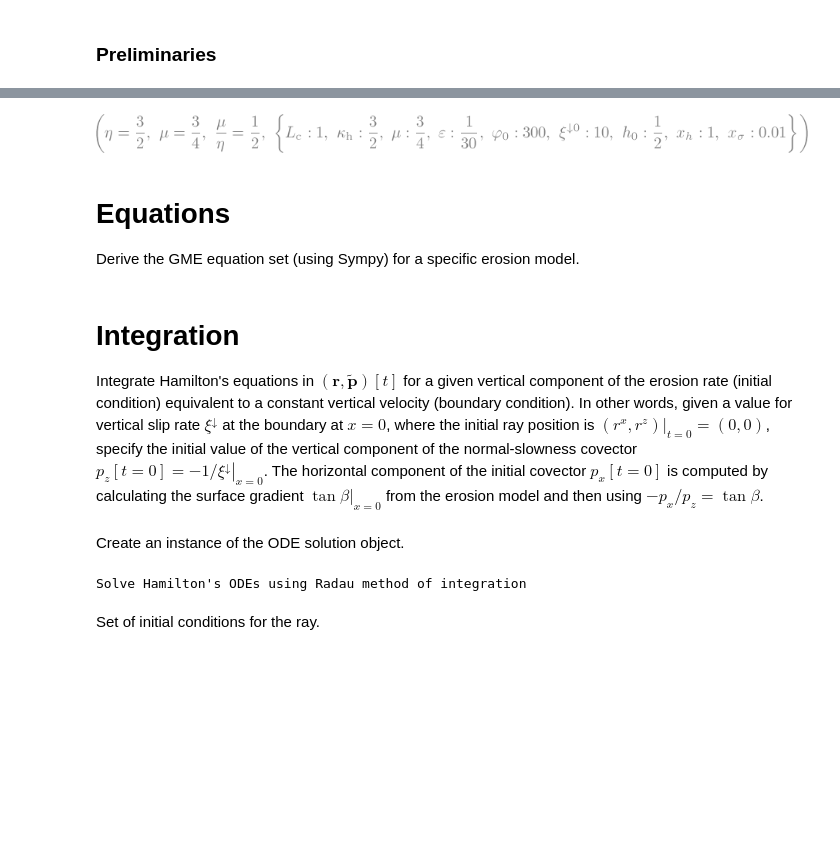
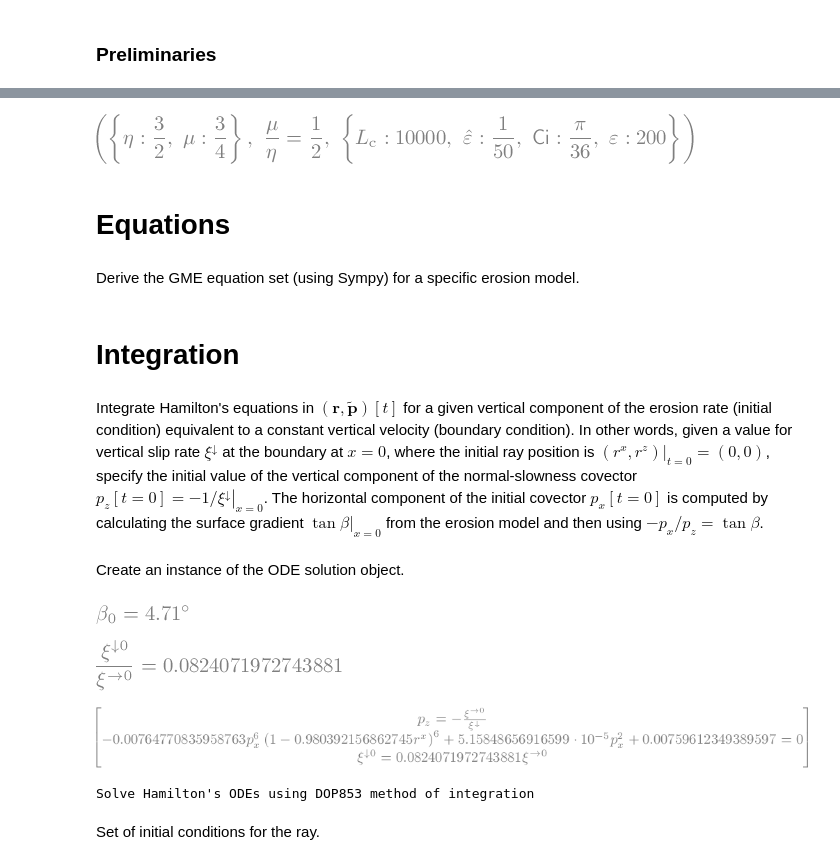
Before and after one commit to geomorphysics/GME, a Jupyter notebook: Notebooks/Doc/SchematicFigs.ipynb, the cells around one changed output, grey strips where cells are left out. Cells and saved outputs as stored; diff of their text form; code cells hidden in the pictures; blank space fills up the shorter version.

```diff
--- a/Notebooks/Doc/SchematicFigs.ipynb
+++ b/Notebooks/Doc/SchematicFigs.ipynb
@@ -9,30 +19,26 @@ Visualization of the ray ensemble is carried out, along with graphing of propert
 # %% [markdown]
 ### Preliminaries
 # %%
-# Specify the parameter files for the job
-import os
-if 'GME_NB_PR' not in os.environ.keys():
-    pr_filenames = ['TimeInvariant_sinbeta_ramp_eta1p5_ratio0p5_xiv10']
-else:
-    pr_filenames = eval(os.environ['GME_NB_PR'])
-
 # Import Sympy and Numpy and set up latex inline & pretty dict printing
 import sympy as sy, numpy as np
 sy.init_printing(pretty_print=True,wrap_line=True)
-from sympy import simplify, Matrix, Eq, Rational
+from sympy import simplify, Matrix, Eq, Rational, rad, deg
 from pprint import PrettyPrinter
 pp = PrettyPrinter(indent=4).pprint
 
 # Import Geomorphysics library functions, classes
-from gmplib.utils import numify, export_results, e2d
+from gmplib.utils import numify, export_results, e2d, omitdict, convert
 from gmplib.save import create_directories, export_plots
 from gmplib.parameters import import_parameters, Parameters
 
 # Import GME classes and do a wildcard (!) import of all GME symbol definitions
 from gme.symbols import *
-from gme.equations import Equations
+from gme.equations import Equations, EquationSubset
 from gme.ode_raytracing import TimeInvariantSolution
 from gme.plot import TimeInvariantPlots, ManuscriptPlots
+
+#
+from matplotlib import pyplot as plt
 
 # Decide where we're working and thus where to find the job parameter files
 #   -  use the GME_WORKING_PATH environment variable if it's defined
@@ -80,5 +86,3 @@ pr.job.short_name = 'sch'
 {   'figs_format': ['png'],
     'figs_options': {'bbox_inches': 'tight', 'dpi': 300},
     'figs_path': ['..', '..', 'Plots']}
-# %%
-pr.model.varepsilon = Rational(1,30)
@@ -85,21 +92,21 @@ pr.model.varepsilon = Rational(1,30)
 # %%
 # Create a dict of the key physics parameters to be used in substitutions
-# pr.model.varepsilon = 0
-sub = {x_1: pr.model.x_1,
-       mu: pr.model.mu,
-       varepsilon: pr.model.varepsilon,
-       varphi_0: pr.model.varphi_0,
-       xiv_0: pr.model.xiv_0,
-       kappa_h: pr.model.kappa_h,
-       h_0: pr.model.h_0,
-       x_sigma: pr.model.x_sigma,
-       x_h: pr.model.x_h}
-Eq(eta,pr.model.eta), Eq(mu,pr.model.mu), Eq(mu/eta,pr.model.mu/pr.model.eta), sub
+subexp = {
+    eta: pr.model.eta,
+    mu: pr.model.mu
+}
+sub = {
+    Ci: pr.model.Ci,
+    Lc: pr.model.Lc,
+    varepsilonhat: pr.model.varepsilonhat,
+    varepsilon: pr.model.varepsilonhat*pr.model.Lc
+}
+subexp, Eq(mu/eta,pr.model.mu/pr.model.eta), sub
 # %% [output]
-[figure, old version]
+[figure, new version]
+# %% [markdown]
+# Equations
 # %% [markdown]
-# Equations
-
 Derive the GME equation set (using Sympy) for a specific erosion model.
 # %%
 gmeq = Equations( eta=pr.model.eta,
@@ -111,6 +119,28 @@ gmeq = Equations( eta=pr.model.eta,
+# %% [markdown]
+# Integration
 # %% [markdown]
-# Integration
-
 Integrate Hamilton's equations in $(\mathbf{r}, \mathbf{\widetilde{p}})[t]$ for a given vertical component of the erosion rate (initial condition) equivalent to a constant vertical velocity (boundary condition). In other words, given a value for vertical slip rate $\xi^{\downarrow}$ at the boundary at $x=0$, where the initial ray position is $\left.(r^x, r^z)\right|_{t=0} = (0,0)$, specify the initial value of the vertical component of the normal-slowness covector $p_z[t=0] = \left.-1/\xi^{\downarrow}\right|_{x=0}$.  The horizontal component of the initial covector $p_x[t=0]$ is computed by calculating the surface gradient $\left.\tan\beta\right|_{x=0}$ from the erosion model and then using $-p_x/p_z = \tan\beta$.
 # %% [markdown]
 Create an instance of the ODE solution object.
+# %%
+pr.model.beta_0 = float(beta_0.subs(e2d(gmeq.beta0_Ci_eqn
+                                        .subs(omitdict(sub,[beta_0])).subs(subexp))))
+sub.update({beta_0:pr.model.beta_0})
+convert(Eq(beta_0, pr.model.beta_0), n=2, units=degrees, do_raw=False)
+# %% [output]
+[figure, added]
+# %%
+xivh0_ = float((xiv_0/xih_0).subs(e2d(gmeq.xiv0_xih0_Ci_eqn)).subs(sub).subs(subexp).n())
+sub.update({(xiv_0/xih_0):xivh0_})
+Eq(xiv_0/xih_0, sub[xiv_0/xih_0])
+# %% [output]
+[figure, added]
+# %%
+gmeq_ndim_subset = EquationSubset(gmeq, sub, do_ndim=True, do_revert=True)
+Matrix([
+    gmeq_ndim_subset.pz_xiv_eqn,
+    gmeq_ndim_subset.poly_px_xiv0_eqn,
+    gmeq_ndim_subset.xiv0_xih0_Ci_eqn
+])
+# %% [output]
+[figure, added]
@@ -117,12 +149,13 @@ Create an instance of the ODE solution object.
 # %%
-gmes = TimeInvariantSolution( gmeq, parameters=sub,
-                              t_end=pr.solve.t_end, t_distribn=pr.solve.t_distribn, xf_stop=0.999,
+gmes = TimeInvariantSolution( gmeq_ndim_subset, parameters=sub,
+                              t_end=pr.solve.t_end, t_distribn=pr.solve.t_distribn,
+                              x_stop=xmax_,
                               n_t=pr.solve.ray_n_t,
                               choice=pr.solve.choice,
                               method=pr.solve.method[pr.solve.choice],
                               do_dense=pr.solve.do_dense )
 # %% [output]
-Solve Hamilton's ODEs using Radau method of integration
+Solve Hamilton's ODEs using DOP853 method of integration
 # %% [markdown]
 Set of initial conditions for the ray.
 # %%
```
Also changed, not shown: parts of 26 cells of this notebook, 25 other files.
